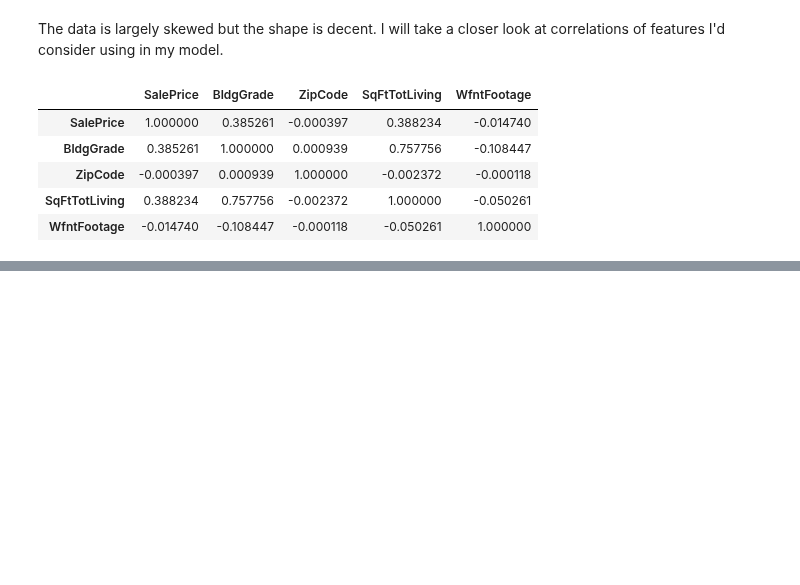
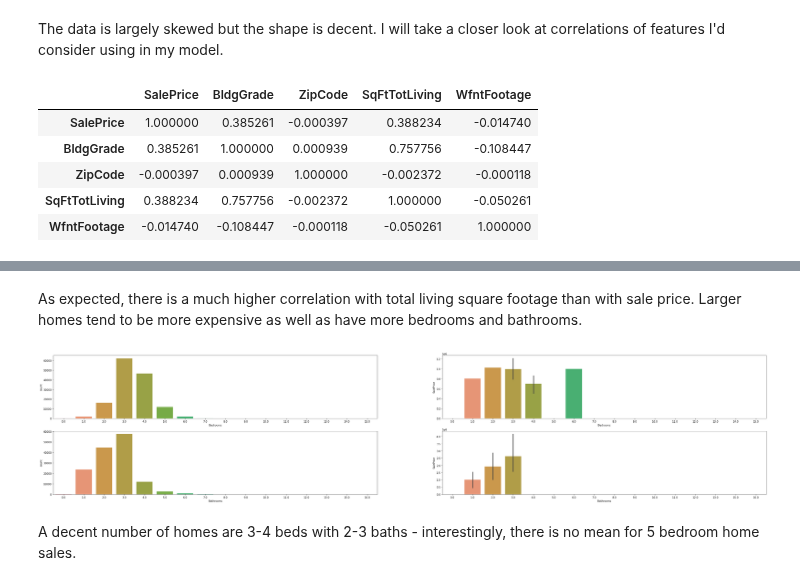
Before and after one commit to samtuleen/King-County-Home-Price-Predictors, a Jupyter notebook: notebooks/exploratory/Feature-Engineering.ipynb, the cells around one changed output, grey strips where cells are left out. Drawn from its saved outputs; the diff is of its cells as text; code cells hidden in the pictures; blank space fills up the shorter version.

```diff
--- a/notebooks/exploratory/Feature-Engineering.ipynb
+++ b/notebooks/exploratory/Feature-Engineering.ipynb
@@ -51,0 +156,17 @@ data[['SalePrice','BldgGrade','ZipCode','SqFtTotLiving','WfntFootage']].corr()
+# %% [markdown]
+As expected, there is a much higher correlation with total living square footage than with sale price. Larger homes tend to be more expensive as well as have more bedrooms and bathrooms.
+# %%
+bedmean = data.SalePrice.groupby(data['Bedrooms']).mean()
+bed = data.Bedrooms
+bathmean = data.SalePrice.groupby(data['Bathrooms']).mean()
+bath = data.Bathrooms
+
+fig, ax = plt.subplots(2,2, figsize=(50,10))
+sns.countplot(bed, ax = ax[0,0])
+sns.barplot(bed,bedmean, ax = ax[0,1])
+sns.countplot(bath, ax = ax[1,0])
+sns.barplot(bath,bathmean, ax = ax[1,1]);
+# %% [output]
+[figure, added]
+# %% [markdown]
+A decent number of homes are 3-4 beds with 2-3 baths - interestingly, there is no mean for 5 bedroom home sales.
```
Also changed, not shown: parts of 26 cells of this notebook, 1 other file.
